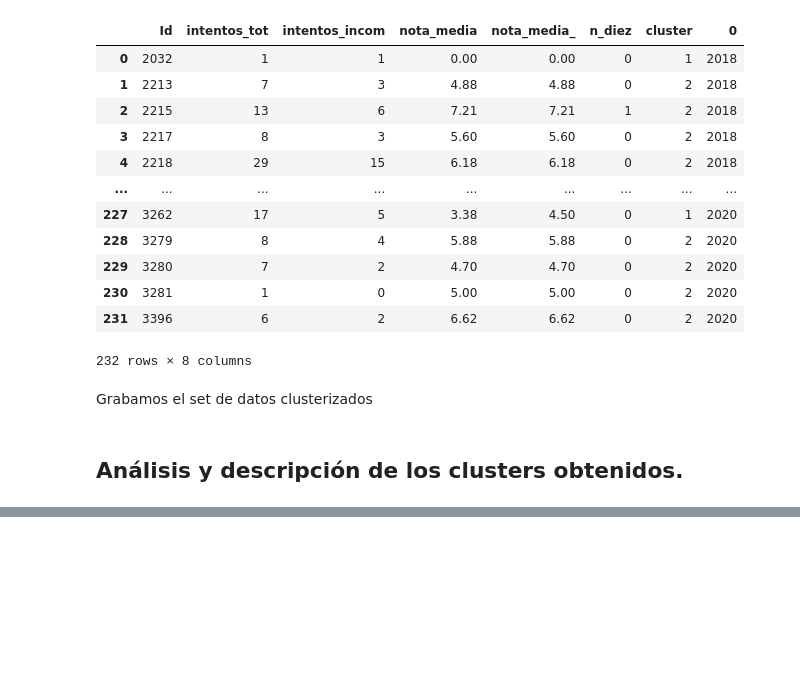
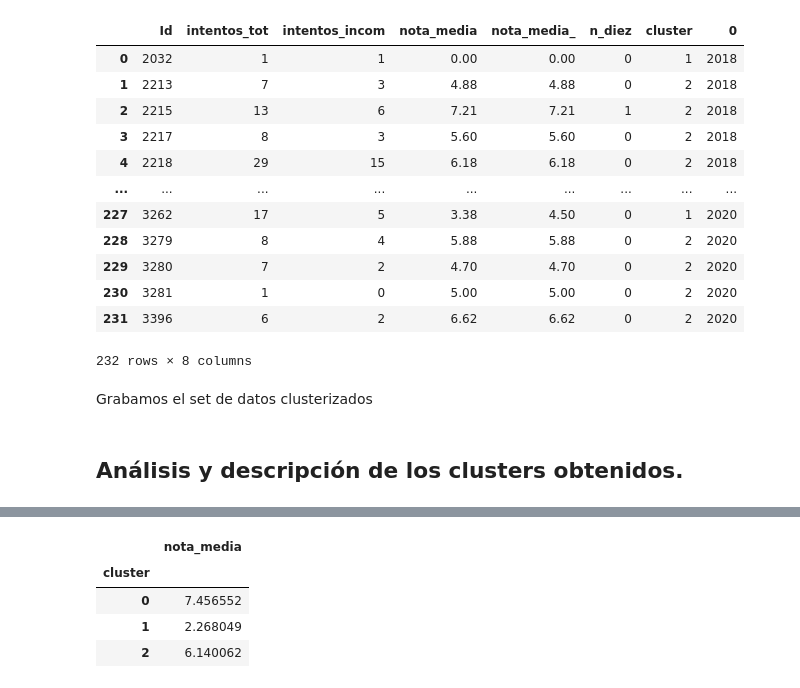
Before and after one commit to Liss-maritza/Rendimiento-academico-Machine-Learning, a Jupyter notebook: Modelado y analisis/modelado.ipynb, the cells around one changed output, grey strips where cells are left out. Drawn from its saved outputs; the diff is of its cells as text; code cells hidden in the pictures; blank space fills up the shorter version.

```diff
--- a/Modelado y analisis/modelado.ipynb
+++ b/Modelado y analisis/modelado.ipynb
@@ -605,0 +666,15 @@ data_score_f.to_csv('data_score_cluster.csv',  sep=';', index=False)
+# %%
+#Obtenemos la media de la variable nota_media
+notaM_c = pd.pivot_table(
+      data_score_f,
+      index=['cluster'],
+      values=['nota_media'],
+      aggfunc={'nota_media':'mean'}
+)
+notaM_c
+# %% [output]
+|  | nota_media |
+| cluster |  |
+| 0 | 7.456552 |
+| 1 | 2.268049 |
+| 2 | 6.140062 |
```
Also changed, not shown: parts of 20 cells of this notebook, 1 other file.
